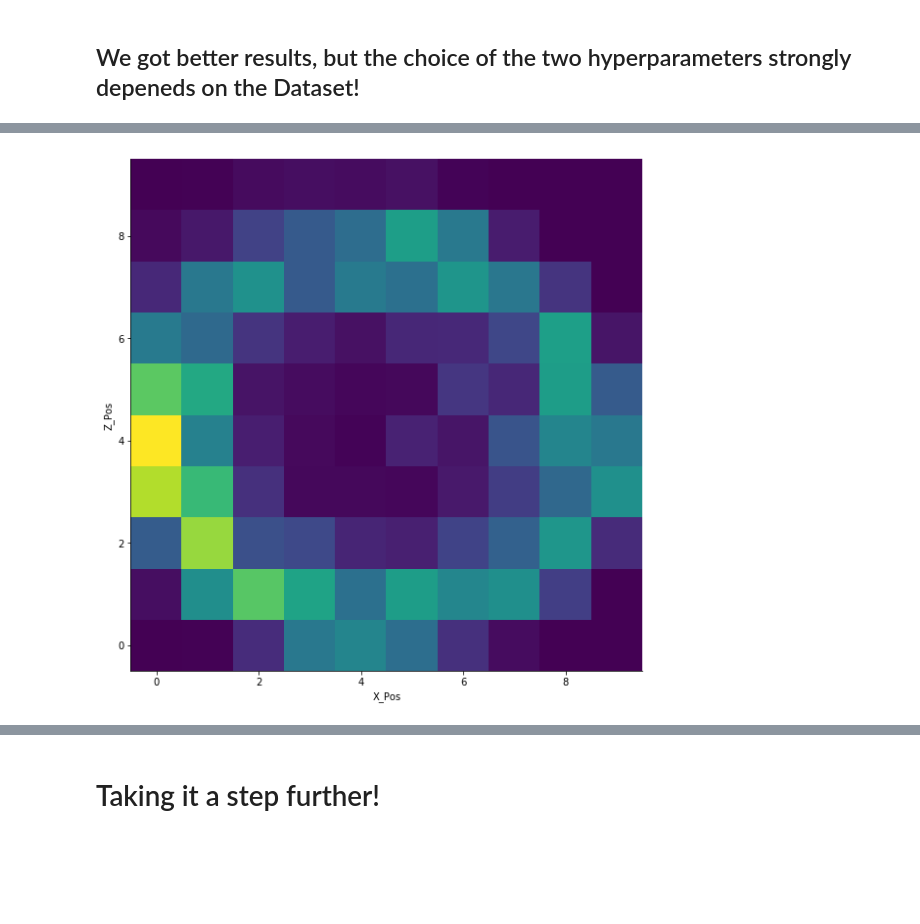
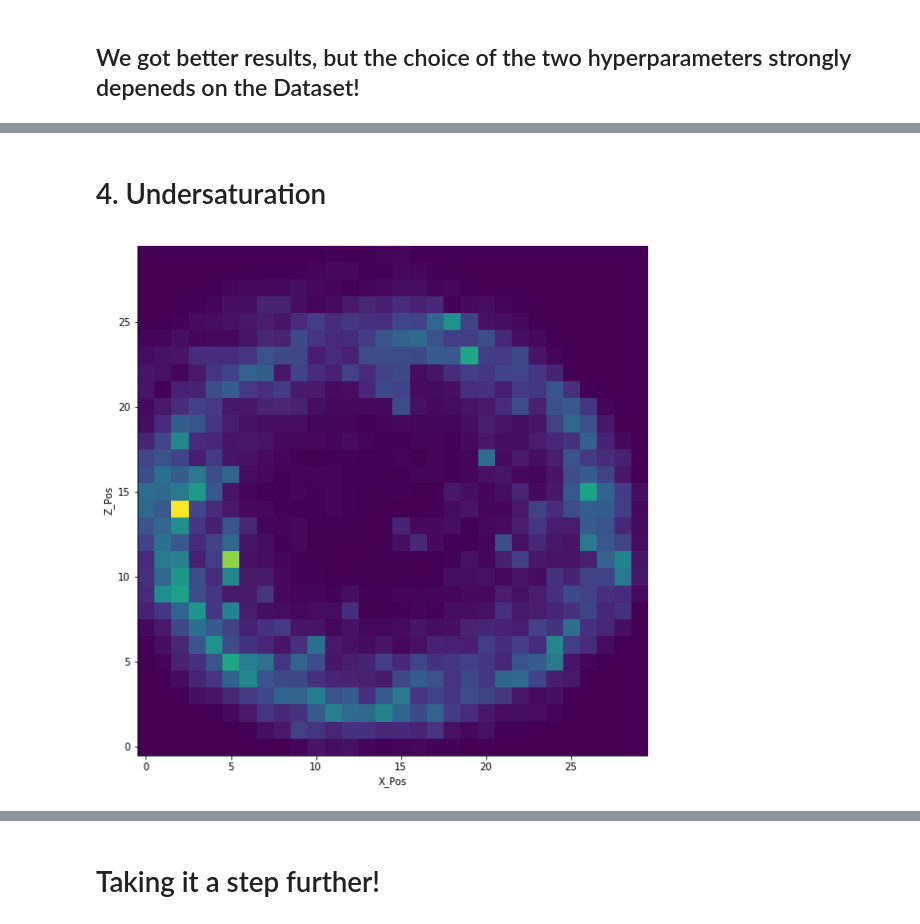
Before and after one commit to alTeska/data_visualization_talk, a Jupyter notebook: data_talk.ipynb, the cells around one changed output, grey strips where cells are left out. Cells and saved outputs as stored; diff of their text form; code cells hidden in the pictures; blank space fills up the shorter version.

```diff
--- a/data_talk.ipynb
+++ b/data_talk.ipynb
@@ -279,6 +302,6 @@ plt.legend();
 # %%
 from matplotlib import colors
 
-def make_heatmap(x, y, bins=20, cmap='viridis', norm=colors.Normalize(), **kwargs):
+def make_heatmap(x, y, bins=20, cmap='viridis', **kwargs):
     hist = np.histogram2d(x, y, bins=bins)[0]
-    return plt.imshow(hist, cmap=cmap, origin='lower', norm=norm)
+    return plt.imshow(hist, cmap=cmap, origin='lower')
@@ -285,5 +315,7 @@ def make_heatmap(x, y, bins=20, cmap='viridis', norm=colors.Normalize(), **kwarg
+# %% [markdown]
+# 4. Undersaturation
 # %%
 g = sns.FacetGrid(data=dfrat, size=8)
-g.map(make_heatmap,'X_Pos','Z_Pos', bins=10);
+g.map(make_heatmap,'X_Pos','Z_Pos', bins=30);
 # %% [output]
-[figure, old version]
+[figure, new version]
```
Also changed, not shown: parts of 41 cells of this notebook, 1 other file.
